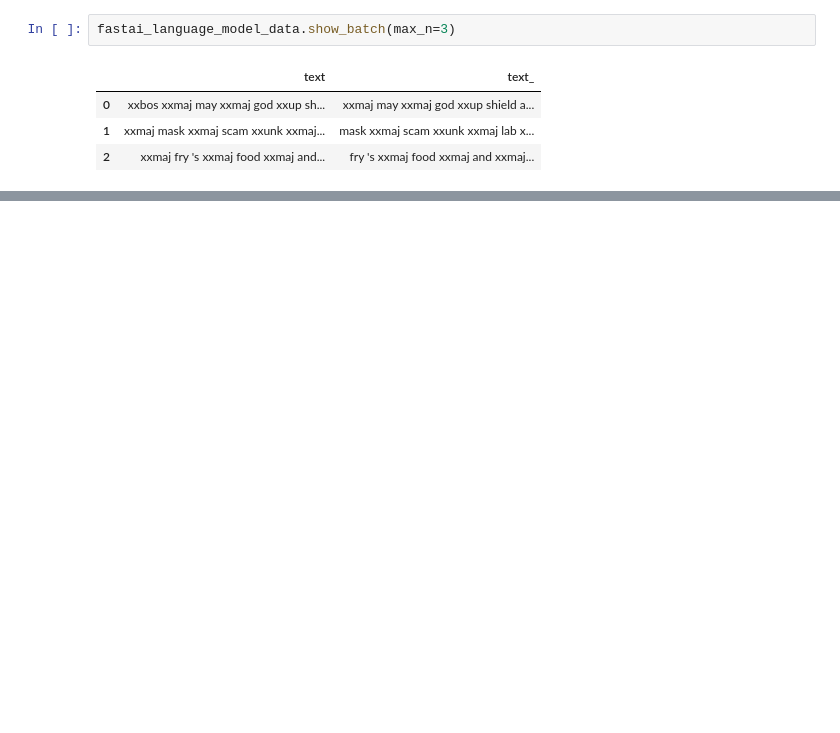
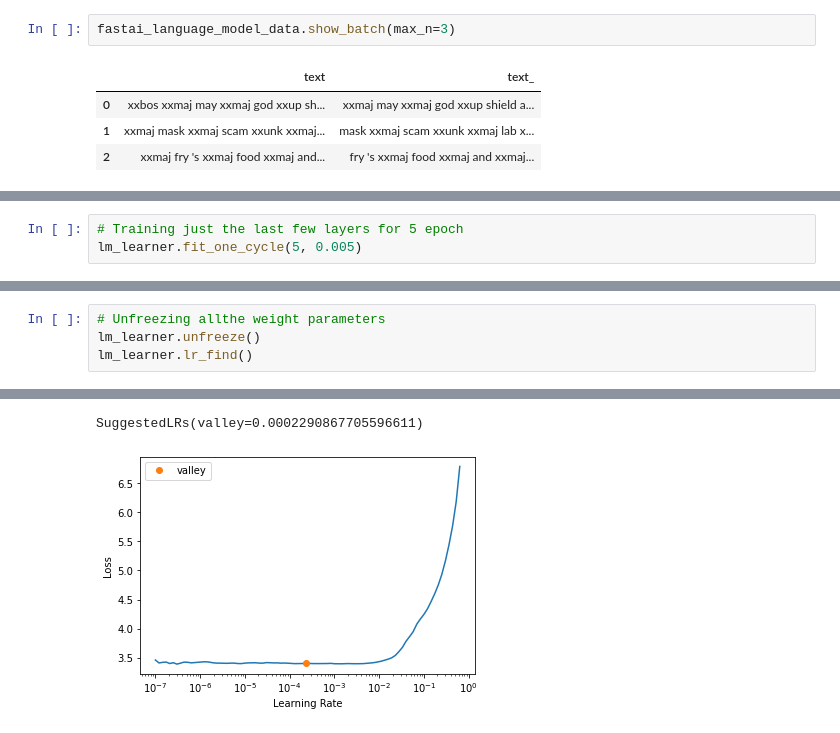
Before and after one commit to Ritaprava95/Corona_Text_Classification_FastaiV2, a Jupyter notebook: TrainLanguageModel.ipynb, the cells around one changed output, grey strips where cells are left out. Cells and saved outputs as stored; diff of their text form; blank space fills up the shorter version.

```diff
--- a/TrainLanguageModel.ipynb
+++ b/TrainLanguageModel.ipynb
@@ -16,0 +33,3 @@ fastai_language_model_data.show_batch(max_n=3)
+# %%
+# Training just the last few layers for 5 epoch
+lm_learner.fit_one_cycle(5, 0.005)
@@ -16,0 +43,5 @@ fastai_language_model_data.show_batch(max_n=3)
+# %%
+# Unfreezing allthe weight parameters
+lm_learner.unfreeze()
+lm_learner.lr_find()
+# %% [output]
@@ -16,0 +49,2 @@ fastai_language_model_data.show_batch(max_n=3)
+SuggestedLRs(valley=0.0002290867705596611)
+[figure, added]
```
Also changed, not shown: parts of 10 cells of this notebook, 1 other file.
